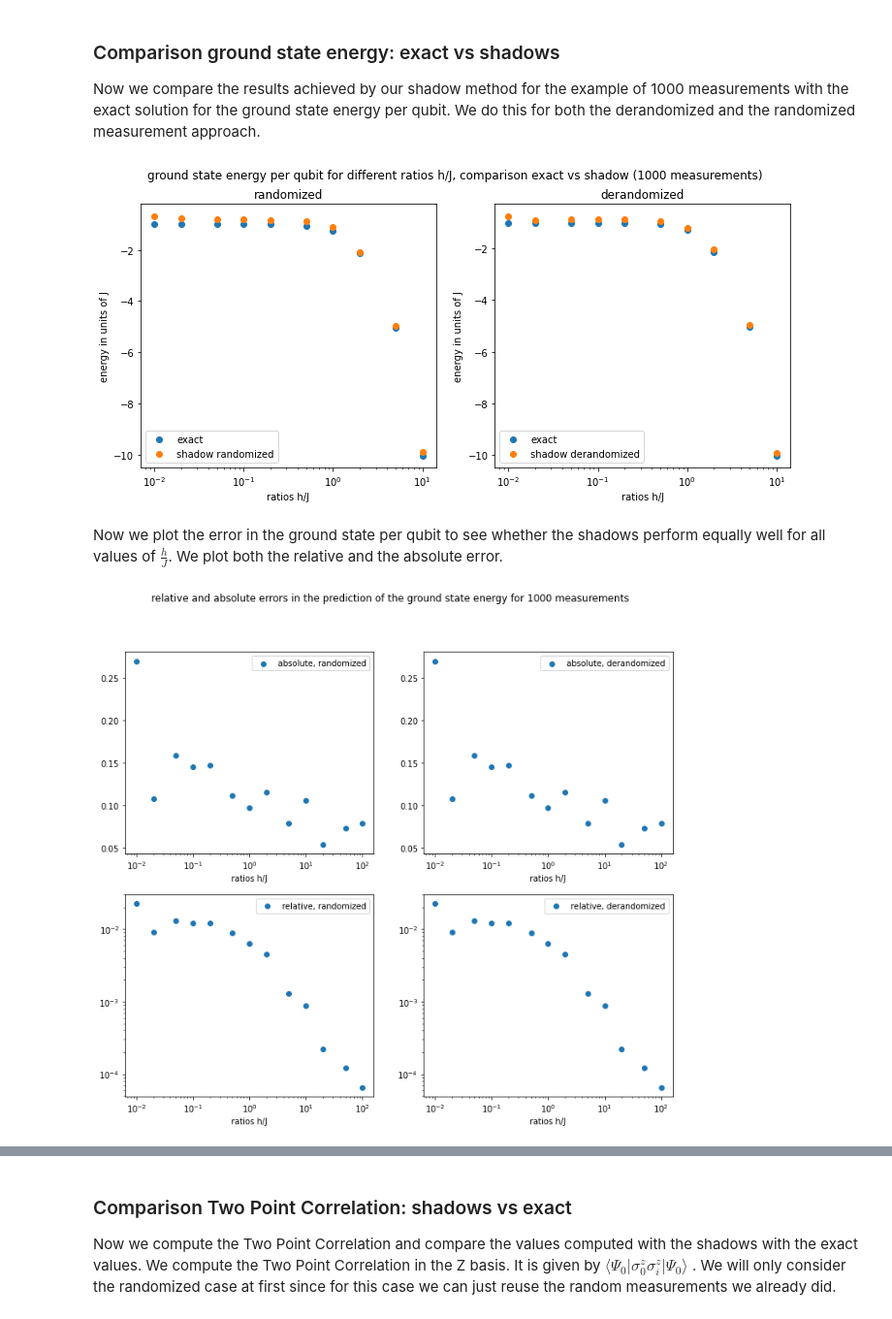
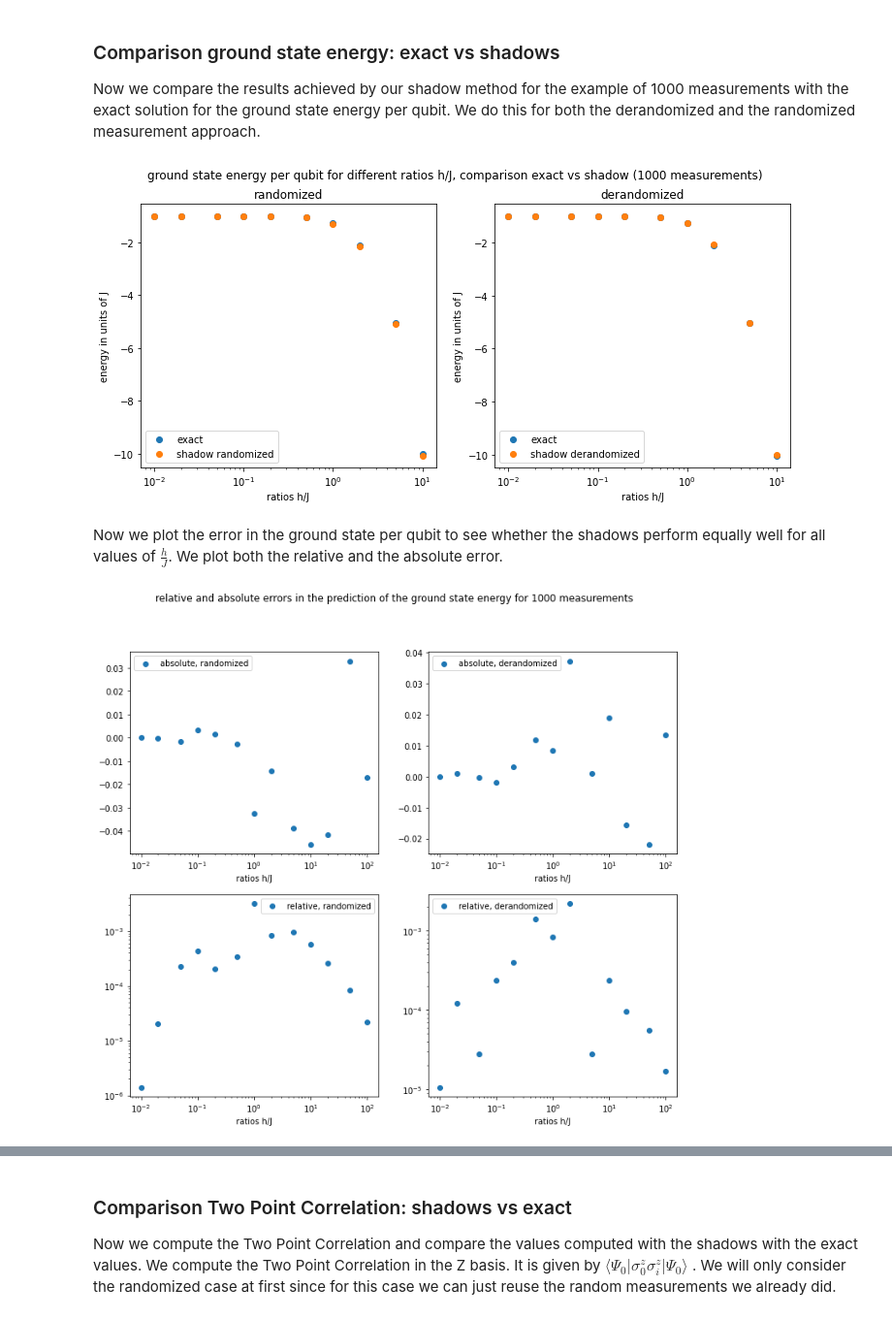
Before and after one commit to LennartBuerger/classical-shadows-for-1d-TFIM-energy-estimation, a Jupyter notebook: display_data/shadow_performance_analysis.ipynb, the cells around one changed output, grey strips where cells are left out. Shown at 97% size. Saved outputs shown, nothing was run; the diff lists cells and outputs as text; code cells hidden in the pictures.

```diff
--- a/display_data/shadow_performance_analysis.ipynb
+++ b/display_data/shadow_performance_analysis.ipynb
@@ -35,8 +35,10 @@ save_direc_measurements_two_point_correlation_derandomized = Path('data/shadow_m
 ground_state_dict = np.load(save_direc_groundstate, allow_pickle='TRUE')
 ground_state_dict = ground_state_dict.item()
 # %%
-qubit_num = np.array([12])
+qubit_num = np.array([8])
+# num of measurements has to be a multiple of the batch_size, batch_size must be smaller than 500
 num_of_measurements = 1000
+batch_size = 100
 measurement_methods = np.array(['derandomized', 'randomized'])
 measurement_dict = {}
 for i in range(0, np.size(qubit_num)):
@@ -44,10 +46,18 @@ for i in range(0, np.size(qubit_num)):
     for j in range(0, np.size(ratios_h_j)):
         measurement_dict[str(qubit_num[i])][str(ratios_h_j[j])] = {}
         ground_state = ground_state_dict[str(1)]['periodic'][str(qubit_num[i])][str(ratios_h_j[j])]
+        print('starting ratio h/J = ' + str(ratios_h_j[j]))
         for l in range(0, 2):
             observables = TfimHamiltonianOpenFermion(qubit_num[i], ratios_h_j[j], 1, 'periodic').observables_for_energy_estimation()
-            measurement_dict[str(qubit_num[i])][str(ratios_h_j[j])][measurement_methods[l]]=\
-                BFQuantumState(qubit_num[i],
-                               ground_state_dict[str(1)]['periodic'][str(qubit_num[i])][str(ratios_h_j[j])]).measurement_shadow(num_of_measurements,
-                                                                                                                                measurement_methods[l], observables)
+            # for some reason measurement_shadow cannot deal with more than 100 measurements, thus do the measurements in
+            # chunks of 100
+            measurement = []
+            for m in range(0, int(num_of_measurements / batch_size)):
+                measurement_batch = BFQuantumState(qubit_num[i],
+                                   ground_state_dict[str(1)]['periodic'][str(qubit_num[i])][str(ratios_h_j[j])]).measurement_shadow(batch_size,
+                                                                                                                                    measurement_methods[l], observables)
+                for measurements in measurement_batch:
+                    measurement.append(measurements)
+            measurement_dict[str(qubit_num[i])][str(ratios_h_j[j])][measurement_methods[l]]= measurement
+
 np.save(save_direc_measurements, measurement_dict)
@@ -63,7 +87,7 @@ measurement_dict = measurement_dict.item()
 energy_dict = np.load(save_direc_eigs, allow_pickle='TRUE')
 energy_dict = energy_dict.item()
 # %%
-qubit_num = 12
+qubit_num = 8
 num_of_measurements = 1000
 fig, axs = plt.subplots(1, 2)
 fig.set_figheight(5)
@@ -76,7 +100,7 @@ for i in range(0, 2):
     for j in range(0, np.size(ratios_h_j)):
         measurements = measurement_dict[str(qubit_num)][str(ratios_h_j[j])][measurement_methods[i]][0:num_of_measurements]
         energy_shadow[j] = TfimHamiltonianOpenFermion(qubit_num, ratios_h_j[j],
-                                             1, 'periodic').energy_shadow(None, num_of_measurements, 'derandomized', measurements)
+                                             1, 'periodic').energy_shadow(None, num_of_measurements, measurement_methods[i], measurements)
         energy_brute[j] = energy_dict[str(1)]['periodic'][str(qubit_num)][str(ratios_h_j[j])][0]
     axs[i].scatter(ratios_h_j[:-3], energy_brute[:-3] / qubit_num, label = 'exact')
     axs[i].scatter(ratios_h_j[:-3], energy_shadow[:-3] / qubit_num, label = 'shadow ' + measurement_methods[i])
@@ -85,28 +109,34 @@ for i in range(0, 2):
     axs[i].set_title(measurement_methods[i])
     axs[i].legend()
 # %% [output]
-[figure, old version]
+[figure, new version]
 # %% [markdown]
 Now we plot the error in the ground state per qubit to see whether the shadows perform equally well for all values of
 $\frac{h}{J}$. We plot both the relative and the absolute error.
 # %%
+num_of_measurements = 1000
 error_types = ['absolute', 'relative']
 measurement_methods = ['randomized', 'derandomized']
 fig, axs = plt.subplots(2, 2)
 fig.set_figheight(10)
 fig.set_figwidth(12)
 fig.suptitle('relative and absolute errors in the prediction of the ground state energy for ' + str(num_of_measurements) + ' measurements')
 for i in range(0,2):
     for j in range(0,2):
+        energy_shadow = np.zeros(np.size(ratios_h_j))
+        for k in range(0, np.size(ratios_h_j)):
+            measurements = measurement_dict[str(qubit_num)][str(ratios_h_j[k])][measurement_methods[j]][0:num_of_measurements]
+            energy_shadow[k] = TfimHamiltonianOpenFermion(qubit_num, ratios_h_j[k],
+                                             1, 'periodic').energy_shadow(None, num_of_measurements, measurement_methods[j], measurements)
         if error_types[i] == 'absolute':
             error = (energy_shadow - energy_brute) / qubit_num
         if error_types[i] == 'relative':
             error = np.abs(energy_brute - energy_shadow) / qubit_num / np.abs(energy_brute)
         axs[i, j].scatter(ratios_h_j, error, label = error_types[i] + ', ' + measurement_methods[j])
         if error_types[i] == 'absolute':
             axs[i, j].set(xscale='log', xlabel='ratios h/J')
         if error_types[i] == 'relative':
             axs[i, j].set(xscale='log', yscale = 'log', xlabel='ratios h/J')
         axs[i, j].legend()
 # %% [output]
-[figure, old version]
+[figure, new version]
```
Also changed, not shown: parts of 13 cells of this notebook, 9 other files.
